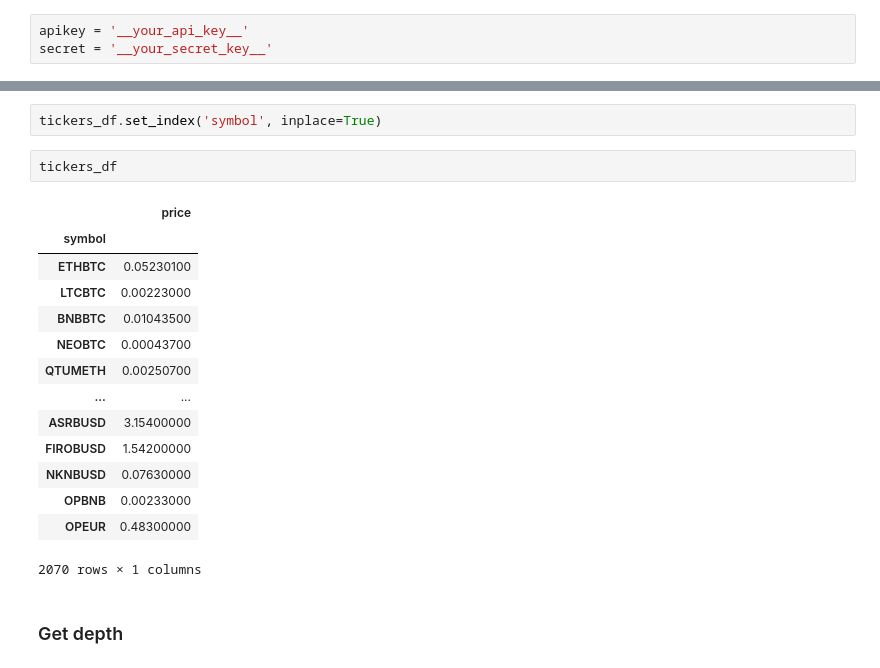
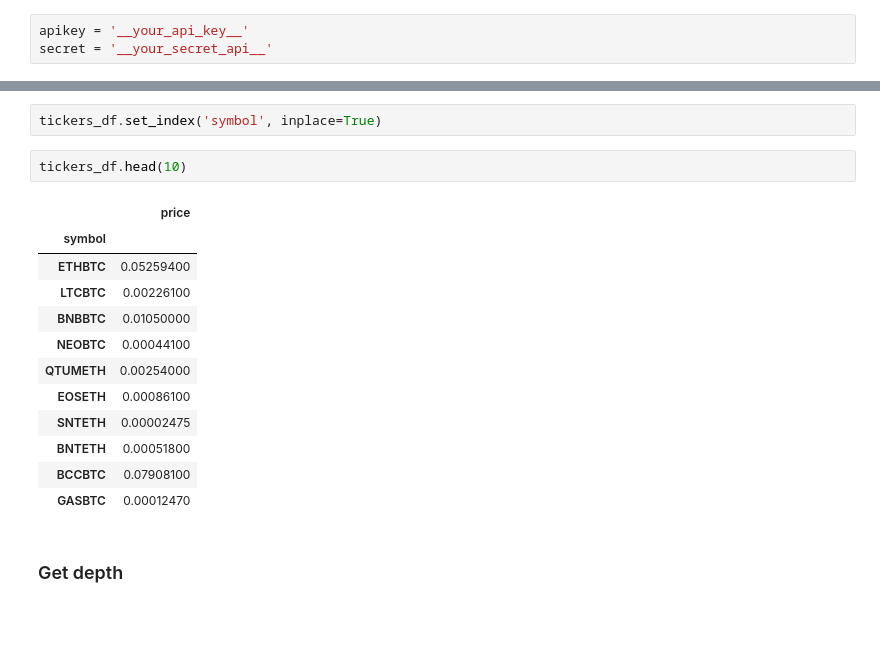
Before and after one commit to kleczynski/Data-Science-Binance-API, a Jupyter notebook: Data_Analysis.ipynb, the cells around one changed output, grey strips where cells are left out. Cells and saved outputs as stored; diff of their text form; blank space fills up the shorter version.

```diff
--- a/Data_Analysis.ipynb
+++ b/Data_Analysis.ipynb
@@ -4,7 +4,7 @@
 ### Setup
 # %%
 apikey = '__your_api_key__'
-secret = '__your_secret_key__'
+secret = '__your_secret_api__'
 # %% [markdown]
 ### Import/Install dependencies
 # %%
@@ -62,22 +37,20 @@ tickers_df = pd.DataFrame(tickers)
 # %%
 tickers_df.set_index('symbol', inplace=True)
 # %%
-tickers_df
+tickers_df.head(10)
 # %% [output]
 |  | price |
 | symbol |  |
-| ETHBTC | 0.05230100 |
-| LTCBTC | 0.00223000 |
-| BNBBTC | 0.01043500 |
-| NEOBTC | 0.00043700 |
-| QTUMETH | 0.00250700 |
-| ... | ... |
-| ASRBUSD | 3.15400000 |
-| FIROBUSD | 1.54200000 |
-| NKNBUSD | 0.07630000 |
-| OPBNB | 0.00233000 |
-| OPEUR | 0.48300000 |
+| ETHBTC | 0.05259400 |
+| LTCBTC | 0.00226100 |
+| BNBBTC | 0.01050000 |
+| NEOBTC | 0.00044100 |
+| QTUMETH | 0.00254000 |
+| EOSETH | 0.00086100 |
+| SNTETH | 0.00002475 |
+| BNTETH | 0.00051800 |
+| BCCBTC | 0.07908100 |
+| GASBTC | 0.00012470 |
-2070 rows × 1 columns
 # %% [markdown]
 ### Get depth
 # %%
```
Also changed, not shown: parts of 17 cells of this notebook.
